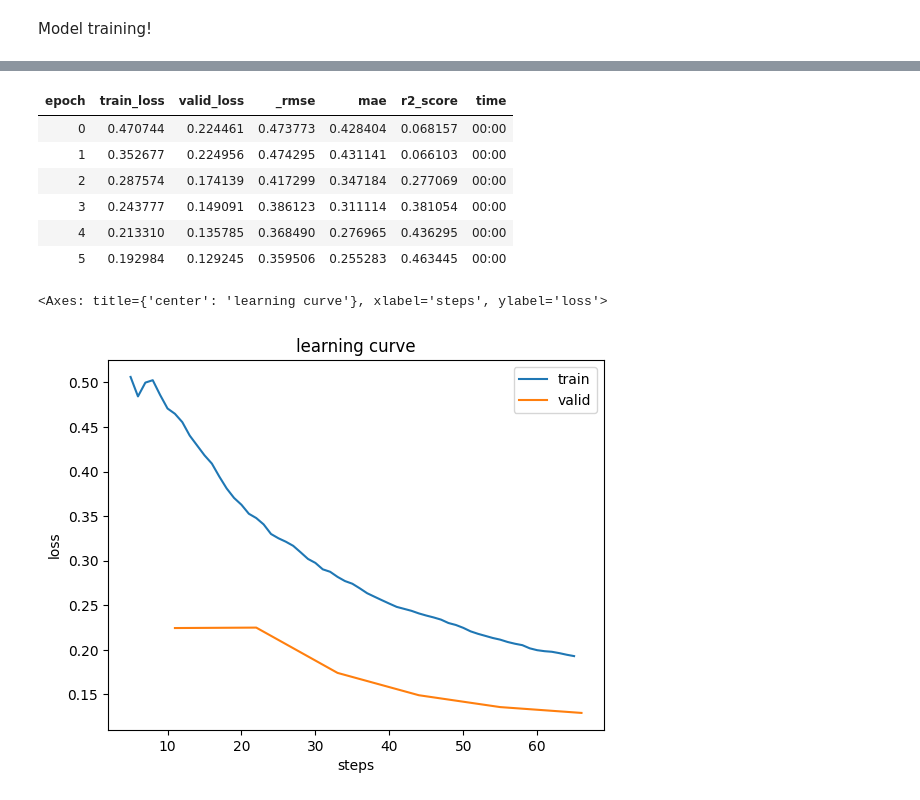
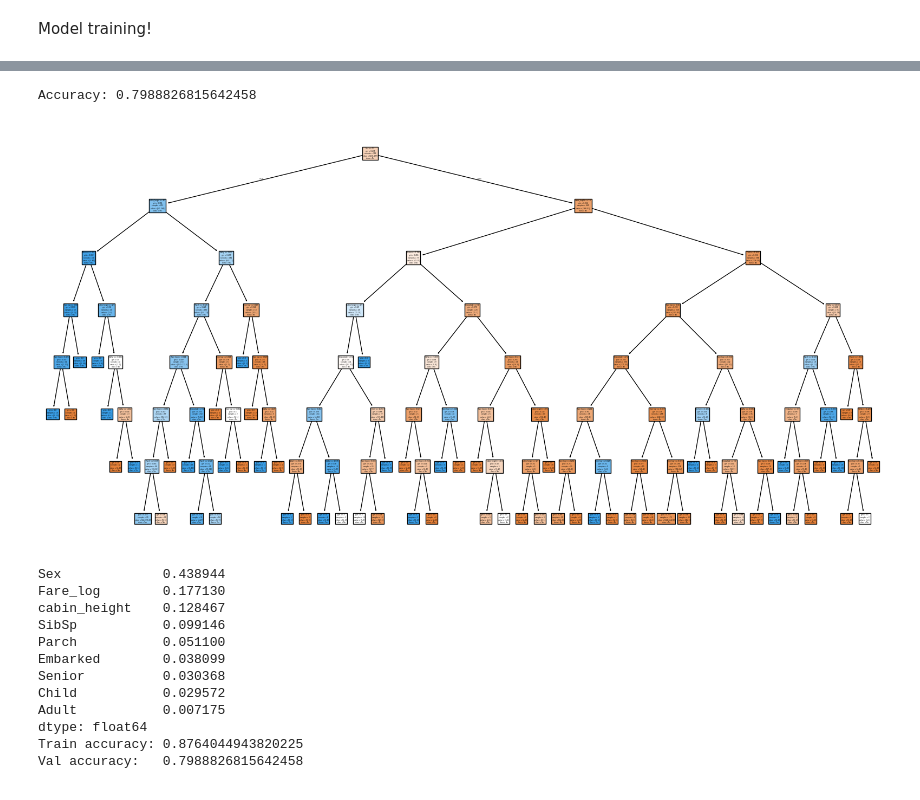
Before and after one commit to mwhittaker1/titanic_survive, a Jupyter notebook: model_training v4.ipynb, the cells around one changed output, grey strips where cells are left out. Drawn from its saved outputs; the diff is of its cells as text; code cells hidden in the pictures.

```diff
--- a/model_training v4.ipynb
+++ b/model_training v4.ipynb
@@ -73,15 +199,55 @@ epoch	train_loss	valid_loss	accuracy	time
+# %%
+from sklearn.tree import DecisionTreeClassifier
+from sklearn.metrics import accuracy_score
+from sklearn.model_selection import train_test_split
+
+df = tp.items
+X = df[cont_names + cat_names]
+y = df['Survived']
+
+X_train, X_val, y_train, y_val = train_test_split(X, y, test_size=0.2)
+
+model = DecisionTreeClassifier(max_depth=7)
+model.fit(X_train, y_train)
+
+y_pred = model.predict(X_val)
+print("Accuracy:", accuracy_score(y_val, y_pred))
+from sklearn.tree import plot_tree
+import matplotlib.pyplot as plt
+
+plt.figure(figsize=(20,10))
+plot_tree(model, feature_names=X.columns, class_names=['No', 'Yes'], filled=True)
+plt.show()
+
+importances = pd.Series(model.feature_importances_, index=X.columns)
+print(importances.sort_values(ascending=False))
+
+print("Train accuracy:", model.score(X_train, y_train))
+print("Val accuracy:  ", model.score(X_val, y_val))
+# %% [output]
+Accuracy: 0.7988826815642458
+[figure, added]
+Sex             0.438944
+Fare_log        0.177130
+cabin_height    0.128467
+SibSp           0.099146
+Parch           0.051100
+Embarked        0.038099
+Senior          0.030368
+Child           0.029572
+Adult           0.007175
+dtype: float64
+Train accuracy: 0.8764044943820225
+Val accuracy:   0.7988826815642458
 # %%
-learn.fit_one_cycle(6,slice(1e-4,1e-2))
-learn.recorder.plot_loss()
+print("4 epochs, slice(1e-4, 1e-2)")
+learn= tabular_learner(
+        dls,
+        layers=[200,100],
+        loss_func=MSELossFlat(),
+        wd=0.1,
+        metrics=[rmse, mae, R2Score()]
+    )
+learn.fit_one_cycle(5, slice(1e-4, 1e-2))
-# %% [output]
-| epoch | train_loss | valid_loss | _rmse | mae | r2_score | time |
-| 0 | 0.470744 | 0.224461 | 0.473773 | 0.428404 | 0.068157 | 00:00 |
-| 1 | 0.352677 | 0.224956 | 0.474295 | 0.431141 | 0.066103 | 00:00 |
-| 2 | 0.287574 | 0.174139 | 0.417299 | 0.347184 | 0.277069 | 00:00 |
-| 3 | 0.243777 | 0.149091 | 0.386123 | 0.311114 | 0.381054 | 00:00 |
-| 4 | 0.213310 | 0.135785 | 0.368490 | 0.276965 | 0.436295 | 00:00 |
-| 5 | 0.192984 | 0.129245 | 0.359506 | 0.255283 | 0.463445 | 00:00 |
-<Axes: title={'center': 'learning curve'}, xlabel='steps', ylabel='loss'>
-[figure, removed]
 # %%
 get_valid_data(learn,dls)
```
Also changed, not shown: parts of 10 cells of this notebook, 5 other files.
